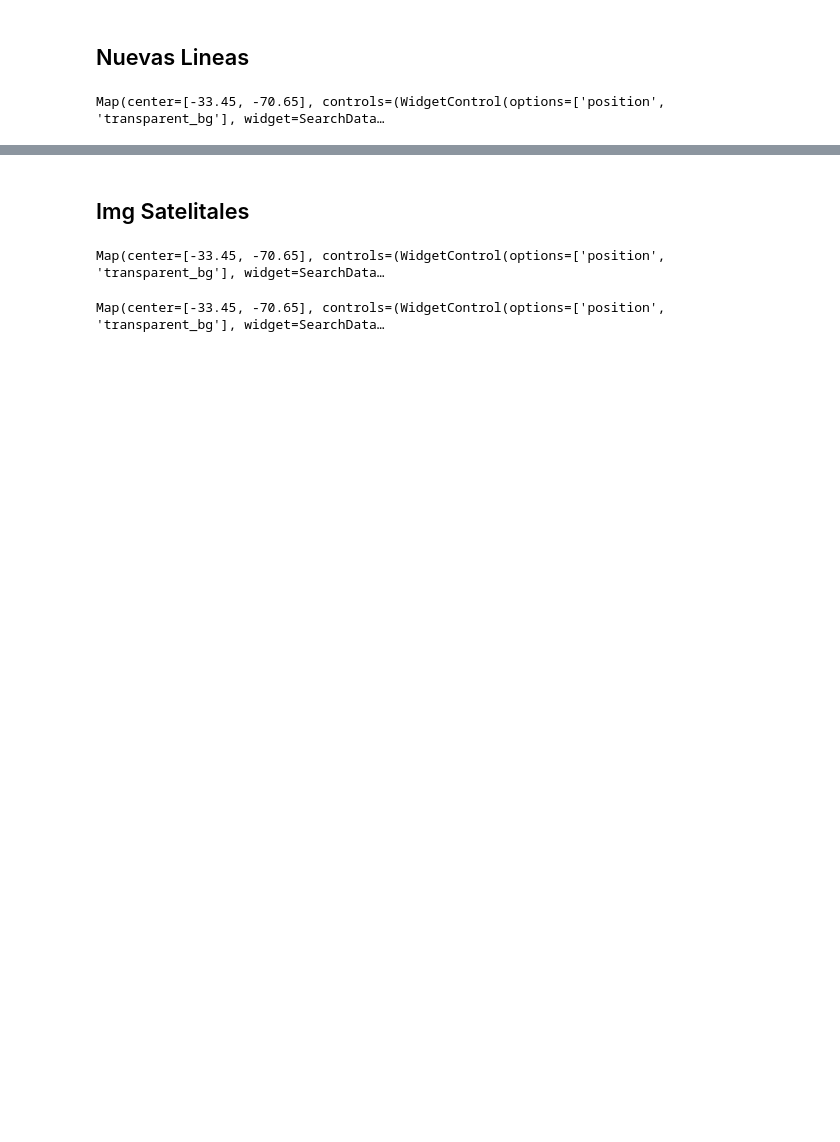
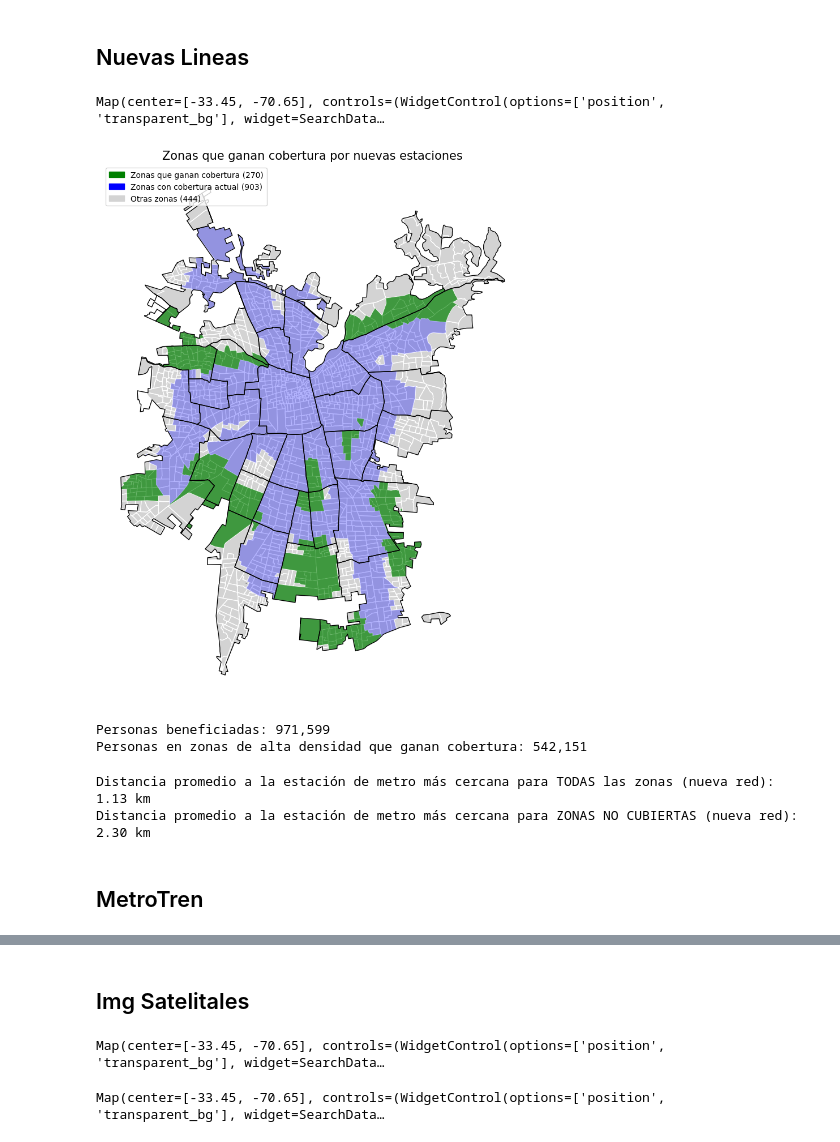
Before and after one commit to fchiapped/Proyecto-Geoespaciales, a Jupyter notebook: Proyecto_2.ipynb, the cells around one changed output, grey strips where cells are left out. Drawn from its saved outputs; the diff is of its cells as text; code cells hidden in the pictures; blank space fills up the shorter version.

```diff
--- a/Proyecto_2.ipynb
+++ b/Proyecto_2.ipynb
@@ -71,7 +74,7 @@ gdf_estaciones = gpd.GeoDataFrame(df, geometry='geometry', crs="EPSG:4326")
 # Leer líneas del metro y visualización en geemap
 lineas_metro = gpd.read_file("Datos/lineas_metro.gpkg", layer="lineas")
 
-m = geemap.Map(center=[-33.45, -70.65], zoom=12)
+m = geemap.Map(center=[-33.45, -70.65], zoom=5)
 # Agregar Santiago urbano
 m.add_gdf(stgo, layer_name="Santiago Urbano", style={"color": "black", "weight": 2, "fillOpacity": 0.05})
 
@@ -186,11 +237,12 @@ Cantidad de personas en zonas de alta densidad sin metro: 1,520,095
 # %% [markdown]
 ## Nuevas Lineas
 # %%
+# Leer y Mapa Nuevas Lineas
 lineas_metro = gpd.read_file("Datos/nuevas_lineas_metro.gpkg", layer="lineas")
 
 df_nuevas = pd.read_csv("Datos/nuevas_estaciones.csv")
 # Crear mapa centrado en Santiago
-m = geemap.Map(center=[-33.45, -70.65], zoom=12)
+m = geemap.Map(center=[-33.45, -70.65], zoom=8)
 
 m.add_gdf(stgo, layer_name="Santiago Urbano", style={"color": "black", "weight": 2, "fillOpacity": 0.05})
 
@@ -210,0 +298,57 @@ Map(center=[-33.45, -70.65], controls=(WidgetControl(options=['position', 'trans
+# %%
+n_ganan = len(zonas_ganan)
+n_cubiertas = len(zonas[zonas['cerca_metro'] == 1])
+n_otras = len(zonas) - n_ganan - n_cubiertas
+
+fig, ax = plt.subplots(figsize=(10, 10))
+zonas.plot(ax=ax, facecolor='lightgray', edgecolor='white')
+zonas_ganan.plot(ax=ax, color='green', label='Zonas que ganan cobertura', alpha=0.7)
+zonas[zonas['cerca_metro'] == 1].plot(ax=ax, color='blue', alpha=0.3, label='Zonas con cobertura actual')
+Limite_Comunal.boundary.plot(ax=ax, color='black', linewidth=1)
+
+ax.set_title("Zonas que ganan cobertura por nuevas estaciones", fontsize=15)
+ax.axis('off')
+
+legend_patches = [
+    mpatches.Patch(color='green', label=f'Zonas que ganan cobertura ({n_ganan})'),
+    mpatches.Patch(color='blue', label=f'Zonas con cobertura actual ({n_cubiertas})'),
+    mpatches.Patch(color='lightgray', label=f'Otras zonas ({n_otras})')
+]
+ax.legend(handles=legend_patches, loc='upper left')
+plt.tight_layout()
+plt.show()
+
+print(f"Personas beneficiadas: {personas_ganan:,}")
+print(f"Personas en zonas de alta densidad que ganan cobertura: {zonas_ganan_alta['PERSONAS'].sum():,}")
+# %% [output]
+[figure, added]
+Personas beneficiadas: 971,599
+Personas en zonas de alta densidad que ganan cobertura: 542,151
+# %%
+# Para todas las zonas con la nueva red de metro
+zonas_proj = zonas.to_crs(epsg=32719)
+# Usar todas las estaciones (actuales + nuevas)
+gdf_total_proj = gdf_total.to_crs(epsg=32719)
+estaciones_points_nuevas = gdf_total_proj.geometry.unary_union
+
+centroides_todas = zonas_proj.geometry.centroid
+zonas_proj['dist_estacion_km_nueva'] = centroides_todas.apply(
+    lambda x: x.distance(nearest_points(x, estaciones_points_nuevas)[1]) / 1000
+)
+dist_promedio_todas_nueva = zonas_proj['dist_estacion_km_nueva'].mean()
+print(f"Distancia promedio a la estación de metro más cercana para TODAS las zonas (nueva red): {dist_promedio_todas_nueva:.2f} km")
+
+# Para zonas no cubiertas por la nueva red
+no_cubiertas_nueva = zonas[zonas['cerca_metro_nuevo'] == 0]
+no_cubiertas_nueva_proj = no_cubiertas_nueva.to_crs(epsg=32719)
+centroides_no_cubiertas_nueva = no_cubiertas_nueva_proj.geometry.centroid
+no_cubiertas_nueva_proj['dist_estacion_km_nueva'] = centroides_no_cubiertas_nueva.apply(
+    lambda x: x.distance(nearest_points(x, estaciones_points_nuevas)[1]) / 1000
+)
+dist_promedio_no_cubiertas_nueva = no_cubiertas_nueva_proj['dist_estacion_km_nueva'].mean()
+print(f"Distancia promedio a la estación de metro más cercana para ZONAS NO CUBIERTAS (nueva red): {dist_promedio_no_cubiertas_nueva:.2f} km")
+# %% [output]
+Distancia promedio a la estación de metro más cercana para TODAS las zonas (nueva red): 1.13 km
+Distancia promedio a la estación de metro más cercana para ZONAS NO CUBIERTAS (nueva red): 2.30 km
+# %% [markdown]
+## MetroTren
```
Also changed, not shown: parts of 12 cells of this notebook, 5 other files.
